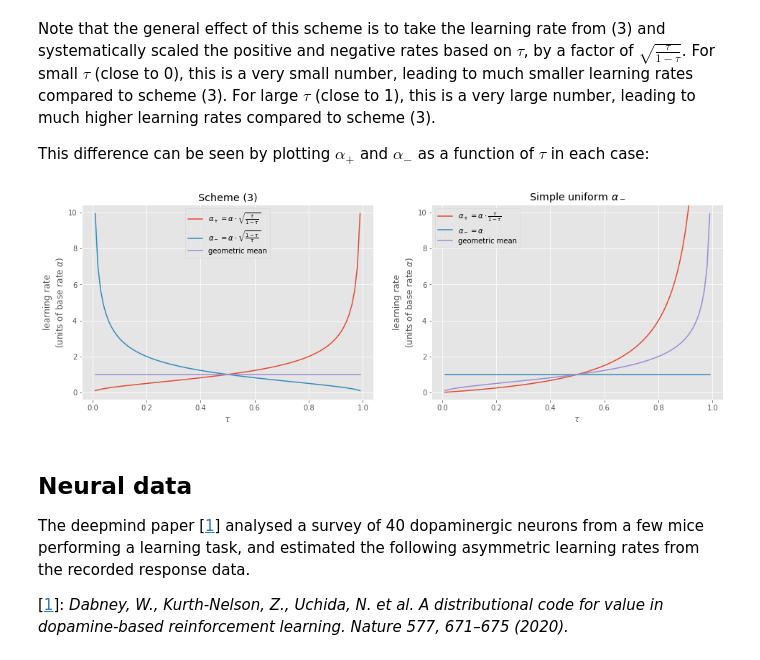
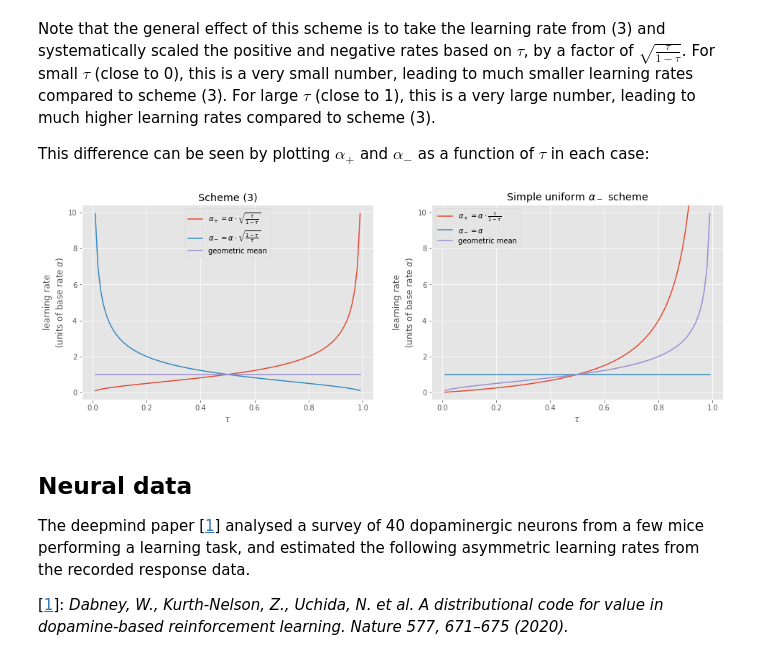
Before and after one commit to matomatical/neuRL, a Jupyter notebook: LearningRateStability.ipynb, the cells around one changed output. Cells and saved outputs as stored; diff of their text form; code cells hidden in the pictures.

```diff
--- a/LearningRateStability.ipynb
+++ b/LearningRateStability.ipynb
@@ -236,34 +266,34 @@ This difference can be seen by plotting $\alpha_+$ and $\alpha_-$ as a function
 # %%
 fig, (ax1, ax2) = plt.subplots(1, 2, figsize=(16, 5))
 x = np.linspace(0.01, 0.99, 99)
 
 y3 = x / (1-x)
 y1 = np.sqrt(y3)
 y2 = 1 / y1
 y4 = np.ones_like(x)
 m1 = np.sqrt(y1*y2)
 m2 = np.sqrt(y3*y4)
 
 ax1.plot(x, y1, label=r"$\alpha_+ = \alpha \cdot \sqrt{\frac{\tau}{1-\tau}}$")
 ax1.plot(x, y2, label=r"$\alpha_- = \alpha \cdot \sqrt{\frac{1-\tau}{\tau}}$")
 ax1.plot(x, m1, label="geometric mean")
 ax2.plot(x, y3, label=r"$\alpha_+ = \alpha \cdot \frac{\tau}{1-\tau}$")
 ax2.plot(x, y4, label=r"$\alpha_- = \alpha$")
 ax2.plot(x, m2, label="geometric mean")
 
 ax1.set_title("Scheme (3)")
 ax1.set_xlabel(r"$\tau$")
 ax1.set_ylabel("learning rate\n(units of base rate $\\alpha$)")
 ax1.legend()
 ax2.set_ylim(ax1.get_ylim())
-ax2.set_title(r"Simple uniform $\alpha_-$")
+ax2.set_title(r"Simple uniform $\alpha_-$ scheme")
 ax2.set_xlabel(r"$\tau$")
 ax2.set_ylabel("learning rate\n(units of base rate $\\alpha$)")
 ax2.legend()
 
 plt.show()
 # %% [output]
-[figure, old version]
+[figure, new version]
 # %% [markdown]
 ## Neural data
 
```
Also changed, not shown: parts of 15 cells of this notebook, 6 other files.
